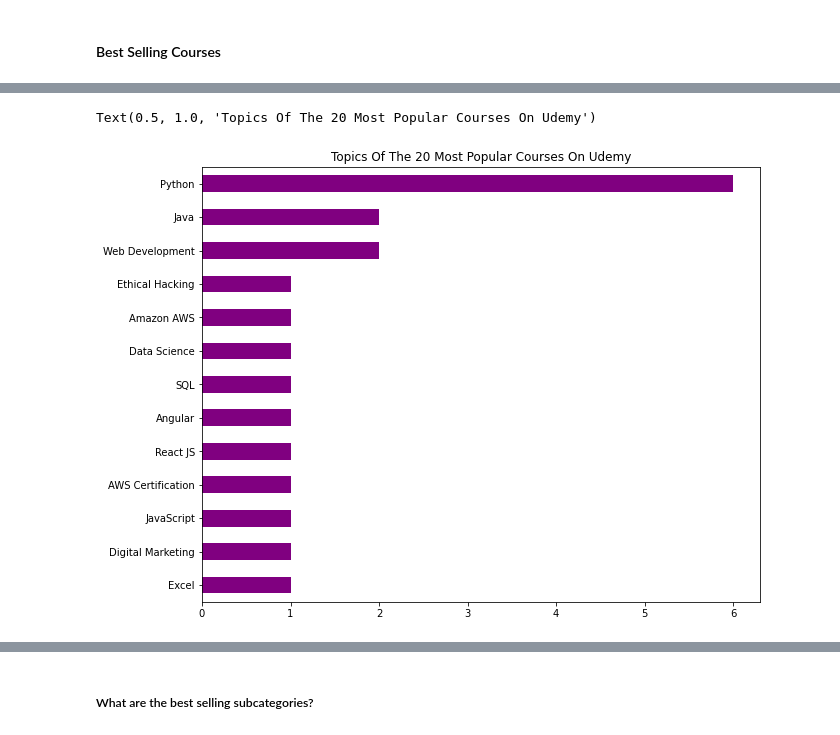
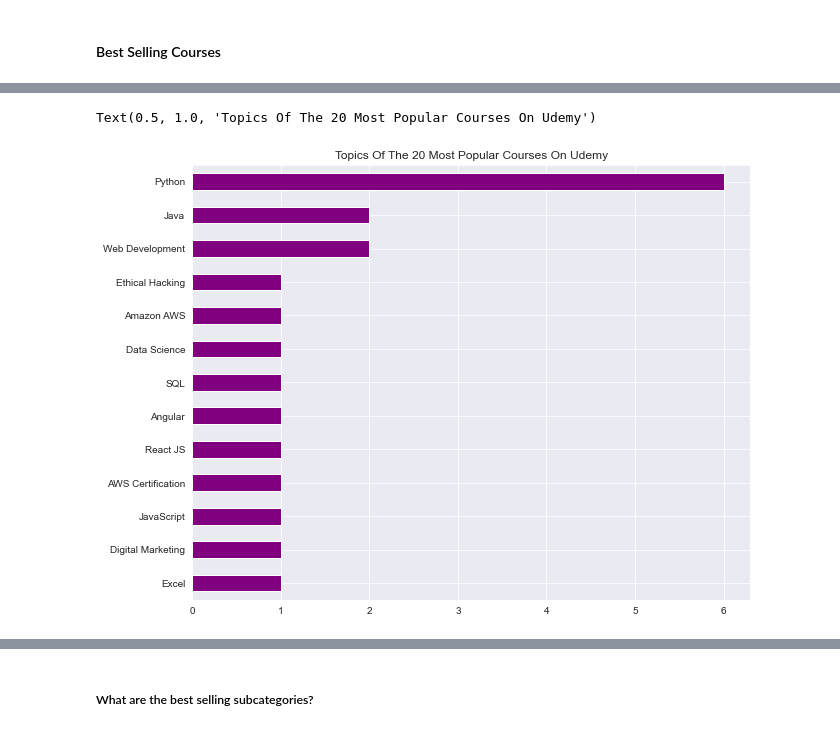
Before and after one commit to FranzKhylOng/Udemy-Courses-DA, a Jupyter notebook: udemy.ipynb, the cells around one changed output, grey strips where cells are left out. Saved outputs shown, nothing was run; the diff lists cells and outputs as text; code cells hidden in the pictures.

```diff
--- a/udemy.ipynb
+++ b/udemy.ipynb
@@ -64,3 +73,7 @@ len(subcategories) # There are 130 unique subcategories
 130
 # %% [markdown]
 #### Best Selling Courses
+# %%
+indiv_best_courses = data.sort_values("num_subscribers", ascending=False)
+top20courses = indiv_best_courses.head(20)[["title", "topic","num_subscribers","avg_rating","published_time"]]
+print(top20courses)
@@ -67,12 +98,12 @@ len(subcategories) # There are 130 unique subcategories
 # %%
-indiv_best_courses = data.sort_values("num_subscribers", ascending=False)
-top20courses = indiv_best_courses.head(20)[["title", "topic","num_subscribers","avg_rating"]]
 topicdistribution = top20courses.topic.value_counts()
 topicdistribution = topicdistribution.sort_values(ascending=True)
+
+sns.set_style("darkgrid")
 plt.figure(figsize = (10,8))
 topicdistribution.plot(kind='barh',color='purple')
 plt.title("Topics Of The 20 Most Popular Courses On Udemy")
 # %% [output]
 Text(0.5, 1.0, 'Topics Of The 20 Most Popular Courses On Udemy')
-[figure, old version]
+[figure, new version]
 # %%
```
Also changed, not shown: parts of 9 cells of this notebook.
